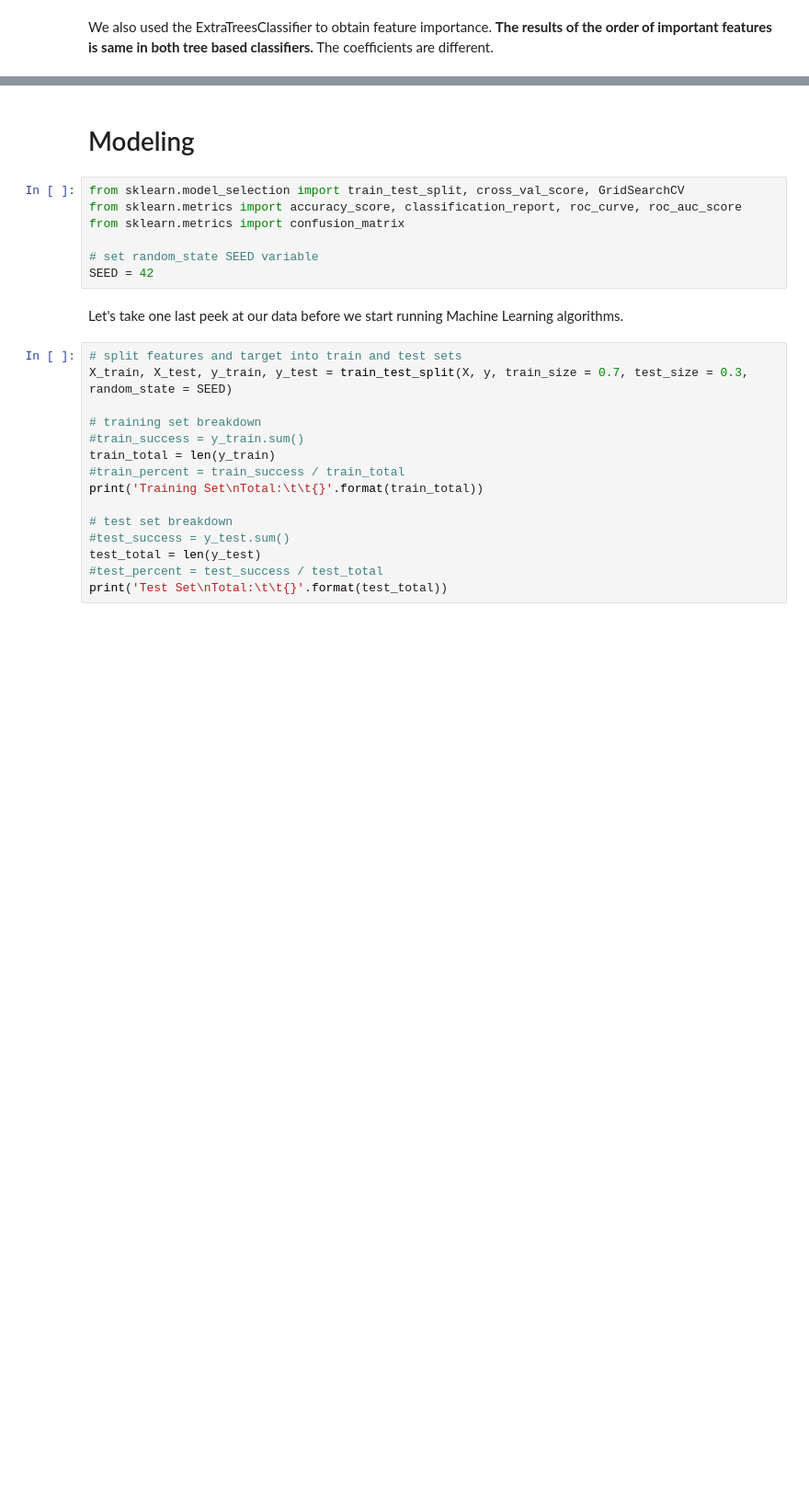
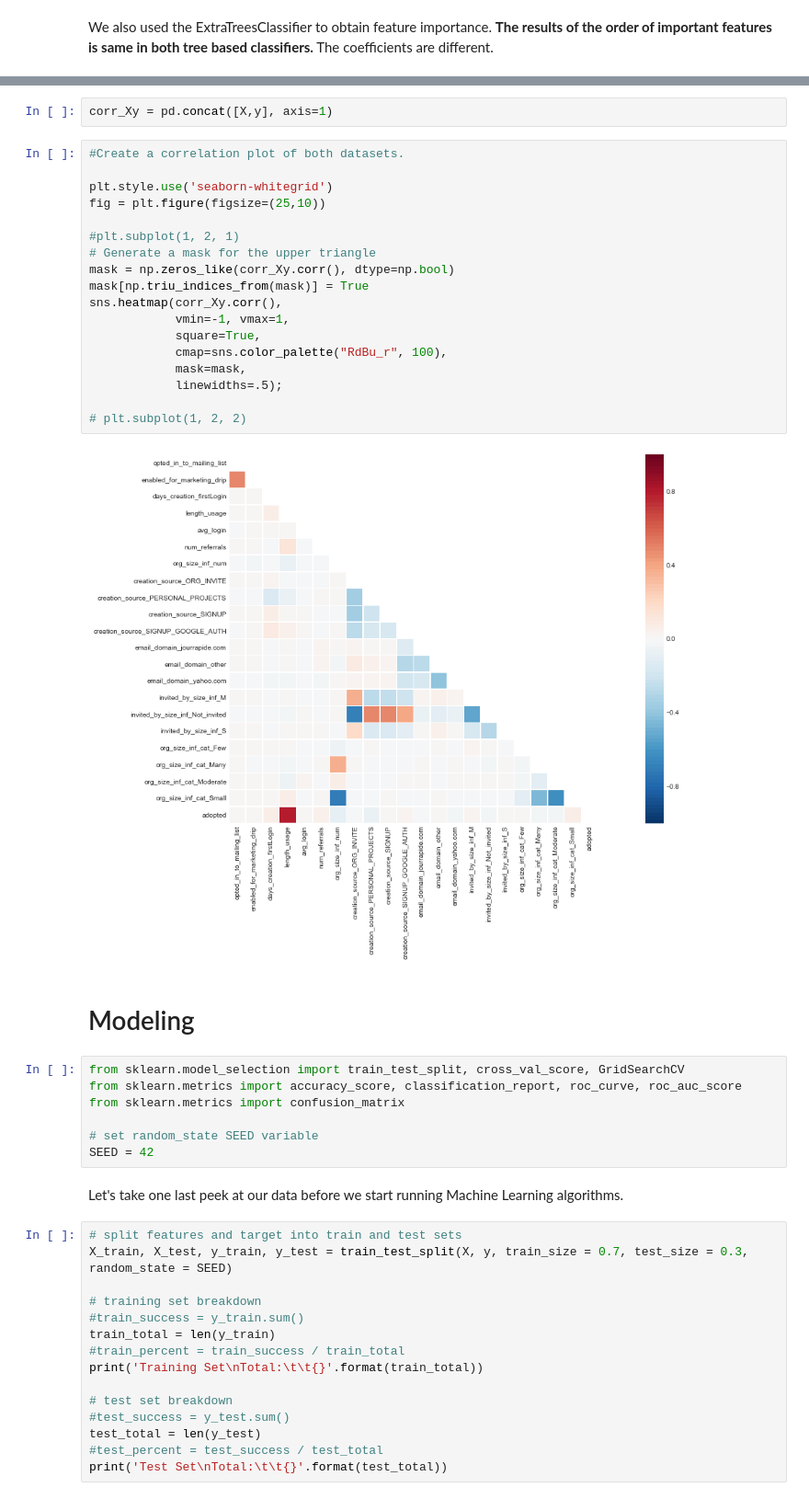
Before and after one commit to ahrimhan/springboard-course, a Jupyter notebook: take-home-challenge/relax_challenge/user_adoption_prediction.ipynb, the cells around one changed output, grey strips where cells are left out. Shown at 92% size. Saved outputs shown, nothing was run; the diff lists cells and outputs as text; blank space fills up the shorter version.

Commit message:
revise variables in feature correlation in hetmap

```diff
--- a/take-home-challenge/relax_challenge/user_adoption_prediction.ipynb
+++ b/take-home-challenge/relax_challenge/user_adoption_prediction.ipynb
@@ -653,3 +634,25 @@ Feature ranking:
+# %%
+corr_Xy = pd.concat([X,y], axis=1)
+# %%
+#Create a correlation plot of both datasets.
+
+plt.style.use('seaborn-whitegrid')
+fig = plt.figure(figsize=(25,10))
+
+#plt.subplot(1, 2, 1)
+# Generate a mask for the upper triangle
+mask = np.zeros_like(corr_Xy.corr(), dtype=np.bool)
+mask[np.triu_indices_from(mask)] = True
+sns.heatmap(corr_Xy.corr(),
+            vmin=-1, vmax=1,
+            square=True,
+            cmap=sns.color_palette("RdBu_r", 100),
+            mask=mask,
+            linewidths=.5);
+
+# plt.subplot(1, 2, 2)
+# %% [output]
+[figure, added]
 # %% [markdown]
 # Modeling
 # %%
```
Also changed, not shown: parts of 29 cells of this notebook.
